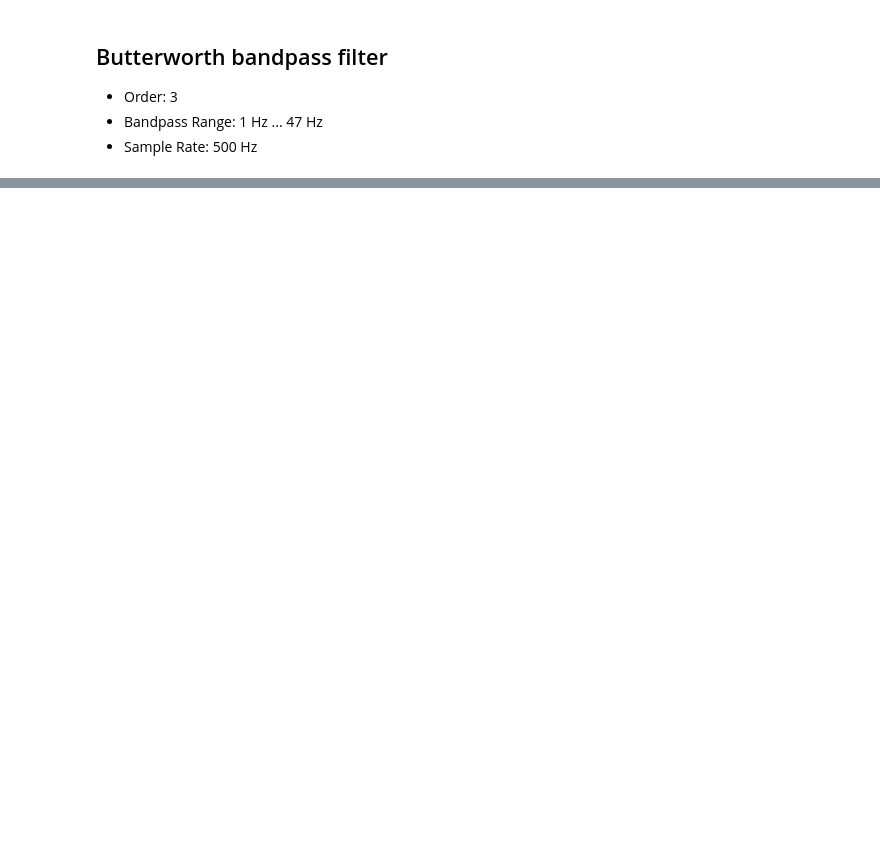
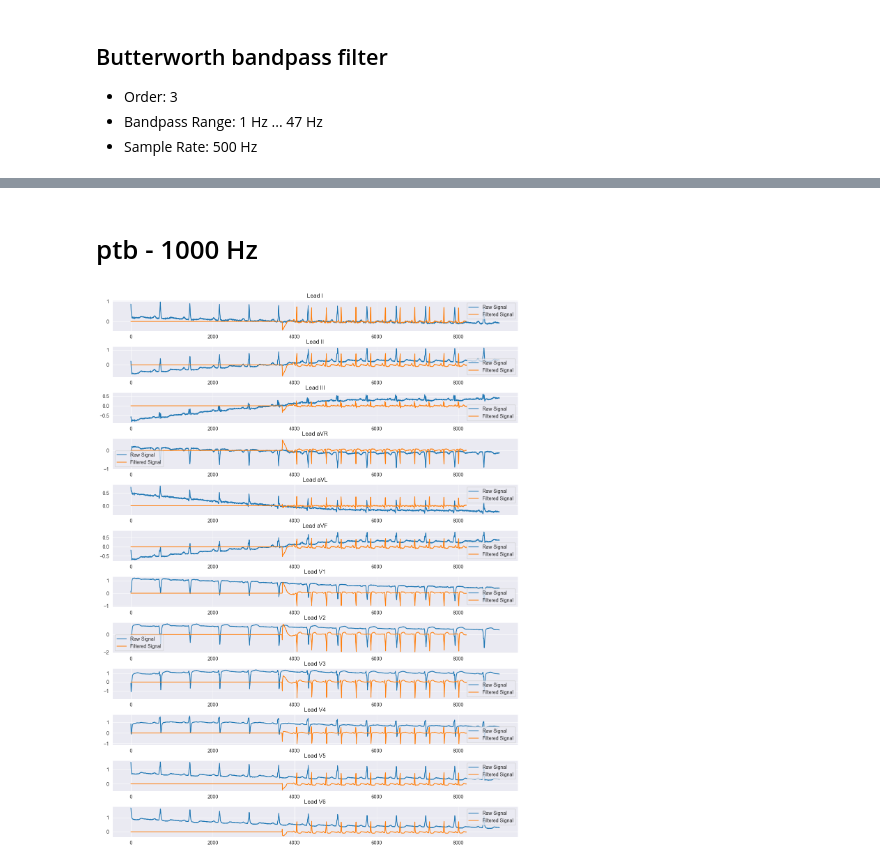
Before and after one commit to RinoG/ecg-to-text, a Jupyter notebook: notebooks/03_signal_preprocessing.ipynb, the cells around one changed output, grey strips where cells are left out. Saved outputs shown, nothing was run; the diff lists cells and outputs as text; code cells hidden in the pictures; blank space fills up the shorter version.

```diff
--- a/notebooks/03_signal_preprocessing.ipynb
+++ b/notebooks/03_signal_preprocessing.ipynb
@@ -67,0 +114,7 @@ def preprocessing(recording, fs):
+# %% [markdown]
+# ptb - 1000 Hz
+# %%
+record_1000Hz = wfdb.rdrecord('cinc-2021_data/training/ptb/g1/S0104')
+plot_signal(record_1000Hz)
+# %% [output]
+[figure, added]
```
Also changed, not shown: parts of 12 cells of this notebook, 4 other files.
